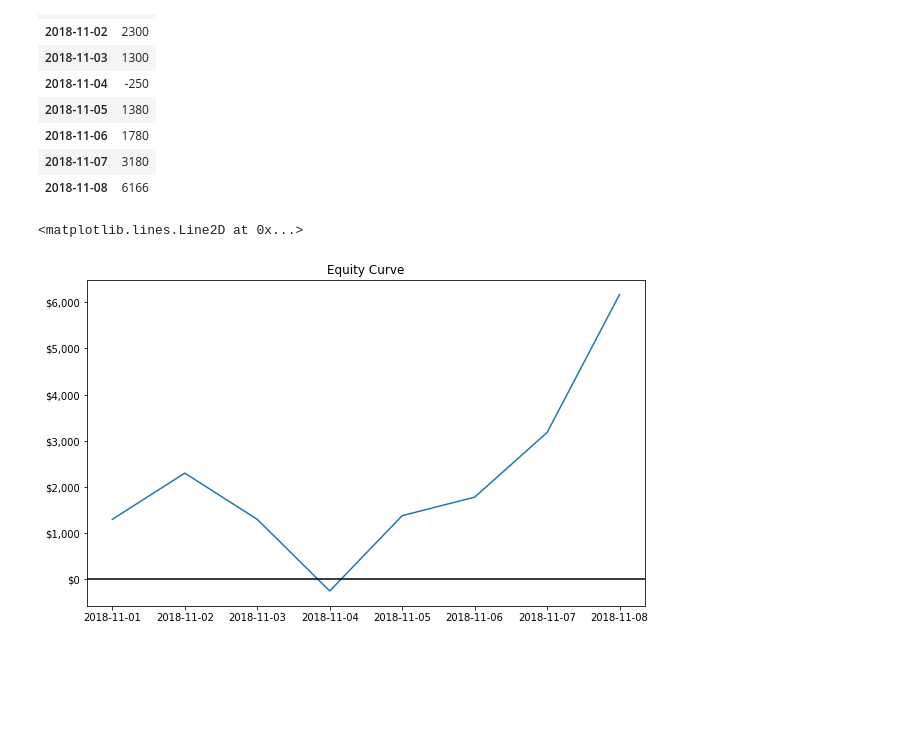
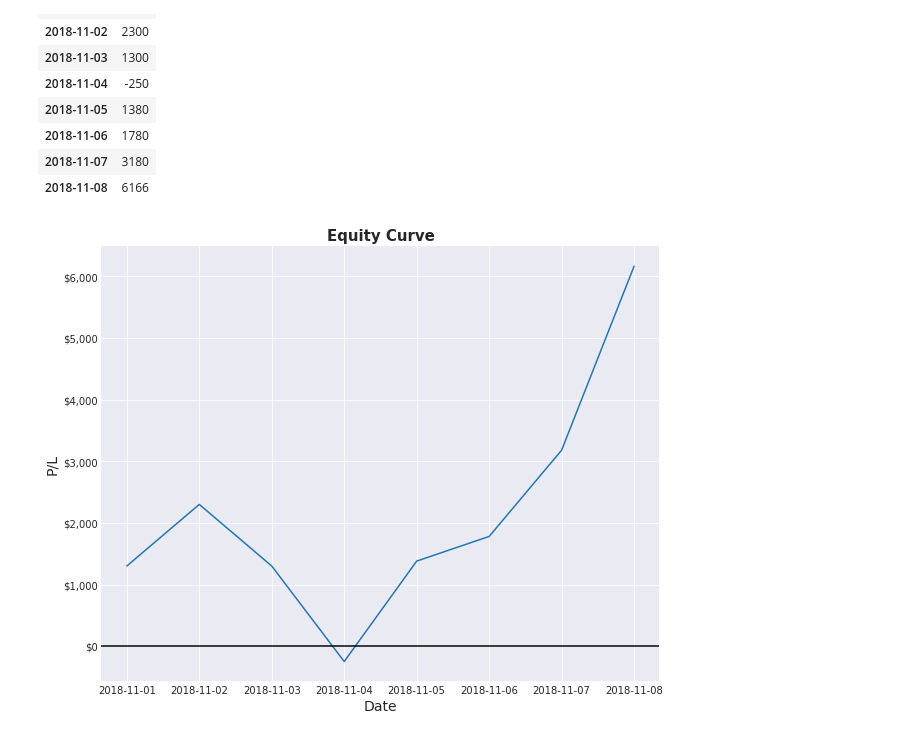
Before and after one commit to mbirbach87/Spreadsheet_From_Scratch, a Jupyter notebook: Stock_SpreadSheet.ipynb, the cells around one changed output. Saved outputs shown, nothing was run; the diff lists cells and outputs as text; code cells hidden in the pictures; blank space fills up the shorter version.

```diff
--- a/Stock_SpreadSheet.ipynb
+++ b/Stock_SpreadSheet.ipynb
@@ -111,9 +112,15 @@ Just add a new line of code for each trade and it will automatically be added to
 # %% [markdown]
 ## Time for some charts!
 # %%
-fig, ax = plt.subplots(figsize=(10,6))
-plt.title("Trades")
-plt.bar(x=df.index,height=df.Gain_Loss,color='green')
+fig, ax = plt.subplots(figsize=(10,8))
+plt.title("Trades", fontsize = 15, weight = 'bold')
+barplot=plt.bar(x=df.index,height=df.Gain_Loss,color='darkgreen')
+barplot[2].set_color('darkred')
+barplot[3].set_color('darkred')
 ax.get_yaxis().set_major_formatter(plt.FuncFormatter(lambda x, loc: "$"+"{:,}".format(int(x))))
 plt.axhline(0, color='b')
+plt.ylabel('P/L', fontsize = 14)
+plt.xlabel('Date', fontsize = 14)
+sns.set_style("darkgrid")
+plt.show()
 # %% [output]
@@ -137,11 +143,14 @@ new_df.style.applymap(color_negative_red, subset=['YTD'])
 | 2018-11-07 | 3180 |
 | 2018-11-08 | 6166 |
 # %%
-fig, ax = plt.subplots(figsize=(10,6))
-plt.title("Equity Curve")
+fig, ax = plt.subplots(figsize=(10,8))
+plt.title("Equity Curve",fontsize = 15, weight = 'bold')
 plt.plot(new_df)
 ax.get_yaxis().set_major_formatter(plt.FuncFormatter(lambda x, loc: "$"+"{:,}".format(int(x))))
 plt.axhline(0, color='k')
+plt.ylabel('P/L', fontsize = 14)
+plt.xlabel('Date', fontsize = 14)
+sns.set_style("darkgrid")
+plt.show()
 # %% [output]
-<matplotlib.lines.Line2D at 0x...>
-[figure, old version]
+[figure, new version]
```
Also changed, not shown: parts of 2 cells of this notebook.
